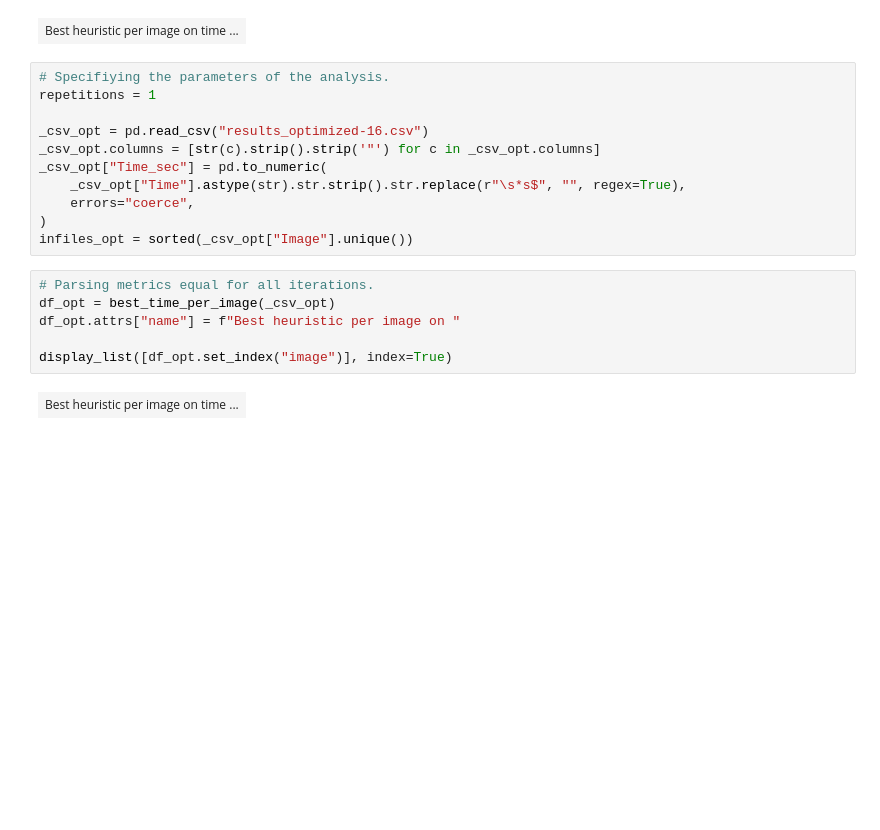
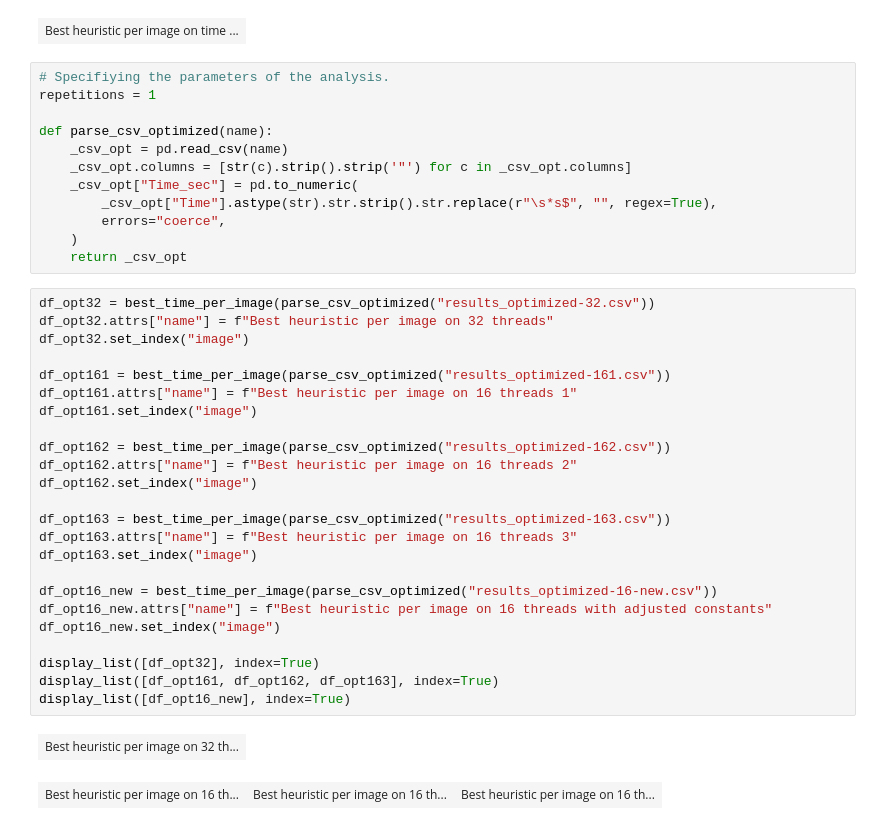
Before and after one commit to Edelwy/HPC, a Jupyter notebook: Assignment1/latex/analiza.ipynb, the cells around one changed output. Cells and saved outputs as stored; diff of their text form; blank space fills up the shorter version.

Commit message:
add new heuristic data

```diff
--- a/Assignment1/latex/analiza.ipynb
+++ b/Assignment1/latex/analiza.ipynb
@@ -144,18 +144,38 @@ display_list([df_opt.set_index("image")], index=True)
 # Specifiying the parameters of the analysis.
 repetitions = 1
 
-_csv_opt = pd.read_csv("results_optimized-16.csv")
-_csv_opt.columns = [str(c).strip().strip('"') for c in _csv_opt.columns]
-_csv_opt["Time_sec"] = pd.to_numeric(
-    _csv_opt["Time"].astype(str).str.strip().str.replace(r"\s*s$", "", regex=True),
-    errors="coerce",
-)
-infiles_opt = sorted(_csv_opt["Image"].unique())
+def parse_csv_optimized(name):
+    _csv_opt = pd.read_csv(name)
+    _csv_opt.columns = [str(c).strip().strip('"') for c in _csv_opt.columns]
+    _csv_opt["Time_sec"] = pd.to_numeric(
+        _csv_opt["Time"].astype(str).str.strip().str.replace(r"\s*s$", "", regex=True),
+        errors="coerce",
+    )
+    return _csv_opt
-# %%
-# Parsing metrics equal for all iterations.
-df_opt = best_time_per_image(_csv_opt)
-df_opt.attrs["name"] = f"Best heuristic per image on "
-
-display_list([df_opt.set_index("image")], index=True)
-# %% [output]
-| Best heuristic per image on time ... |
+# %%
+df_opt32 = best_time_per_image(parse_csv_optimized("results_optimized-32.csv"))
+df_opt32.attrs["name"] = f"Best heuristic per image on 32 threads"
+df_opt32.set_index("image")
+
+df_opt161 = best_time_per_image(parse_csv_optimized("results_optimized-161.csv"))
+df_opt161.attrs["name"] = f"Best heuristic per image on 16 threads 1"
+df_opt161.set_index("image")
+
+df_opt162 = best_time_per_image(parse_csv_optimized("results_optimized-162.csv"))
+df_opt162.attrs["name"] = f"Best heuristic per image on 16 threads 2"
+df_opt162.set_index("image")
+
+df_opt163 = best_time_per_image(parse_csv_optimized("results_optimized-163.csv"))
+df_opt163.attrs["name"] = f"Best heuristic per image on 16 threads 3"
+df_opt163.set_index("image")
+
+df_opt16_new = best_time_per_image(parse_csv_optimized("results_optimized-16-new.csv"))
+df_opt16_new.attrs["name"] = f"Best heuristic per image on 16 threads with adjusted constants"
+df_opt16_new.set_index("image")
+
+display_list([df_opt32], index=True)
+display_list([df_opt161, df_opt162, df_opt163], index=True)
+display_list([df_opt16_new], index=True)
+# %% [output]
+| Best heuristic per image on 32 th... |
+| Best heuristic per image on 16 th... | Best heuristic per image on 16 th... | Best heuristic per image on 16 th... |
```
Also changed, not shown: 5 other files.
